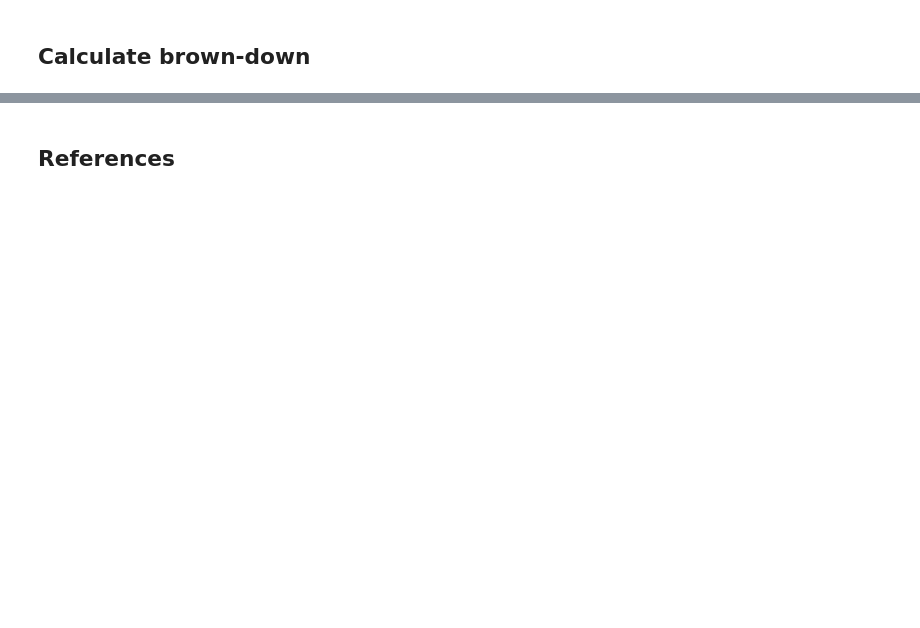
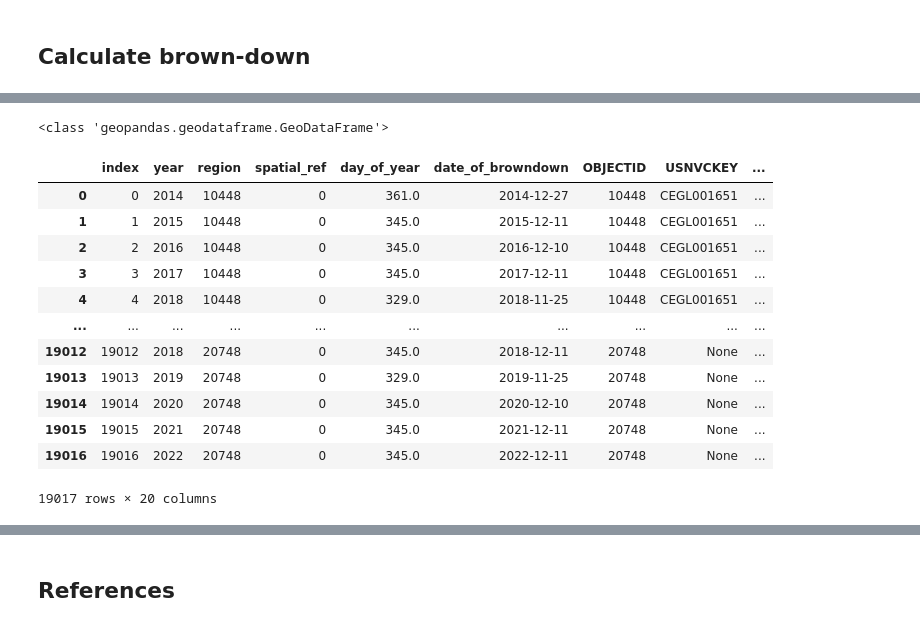
Before and after one commit to advythr/grassland-phenology-project, a Jupyter notebook: boulder_brown_down.ipynb, the cells around one changed output, grey strips where cells are left out. Cells and saved outputs as stored; diff of their text form; code cells hidden in the pictures; blank space fills up the shorter version.

```diff
--- a/boulder_brown_down.ipynb
+++ b/boulder_brown_down.ipynb
@@ -617,0 +630,37 @@ time_slider_plot * gv.tile_sources.EsriImagery
+# %%
+# Merge average dates by vegetation patch
+# with original vegetation to retrieve geometry
+veg_avg_dates_gdf = (veg_avg_dates_df
+                     .reset_index()
+                     .merge(veg_gdf, left_on='region',
+                            right_on='OBJECTID',
+                            how='left')
+                     .sort_values(by=['region', 'year'])
+
+                     # Convert to gdf
+                     .pipe(gpd.GeoDataFrame, geometry='geometry')
+                     )
+
+# Remove rows with NaN values for plotting
+veg_avg_dates_gdf = (veg_avg_dates_gdf
+                     .loc[veg_avg_dates_gdf['day_of_year']
+                          .notna()]
+                     )
+
+print(type(veg_avg_dates_gdf))
+veg_avg_dates_gdf
+# %% [output]
+<class 'geopandas.geodataframe.GeoDataFrame'>
+|  | index | year | region | spatial_ref | day_of_year | date_of_browndown | OBJECTID | USNVCKEY | ... |
+| 0 | 0 | 2014 | 10448 | 0 | 361.0 | 2014-12-27 | 10448 | CEGL001651 | ... |
+| 1 | 1 | 2015 | 10448 | 0 | 345.0 | 2015-12-11 | 10448 | CEGL001651 | ... |
+| 2 | 2 | 2016 | 10448 | 0 | 345.0 | 2016-12-10 | 10448 | CEGL001651 | ... |
+| 3 | 3 | 2017 | 10448 | 0 | 345.0 | 2017-12-11 | 10448 | CEGL001651 | ... |
+| 4 | 4 | 2018 | 10448 | 0 | 329.0 | 2018-11-25 | 10448 | CEGL001651 | ... |
+| ... | ... | ... | ... | ... | ... | ... | ... | ... | ... |
+| 19012 | 19012 | 2018 | 20748 | 0 | 345.0 | 2018-12-11 | 20748 | None | ... |
+| 19013 | 19013 | 2019 | 20748 | 0 | 329.0 | 2019-11-25 | 20748 | None | ... |
+| 19014 | 19014 | 2020 | 20748 | 0 | 345.0 | 2020-12-10 | 20748 | None | ... |
+| 19015 | 19015 | 2021 | 20748 | 0 | 345.0 | 2021-12-11 | 20748 | None | ... |
+| 19016 | 19016 | 2022 | 20748 | 0 | 345.0 | 2022-12-11 | 20748 | None | ... |
+19017 rows × 20 columns
```
Also changed, not shown: parts of 70 cells of this notebook, 2 other files.
